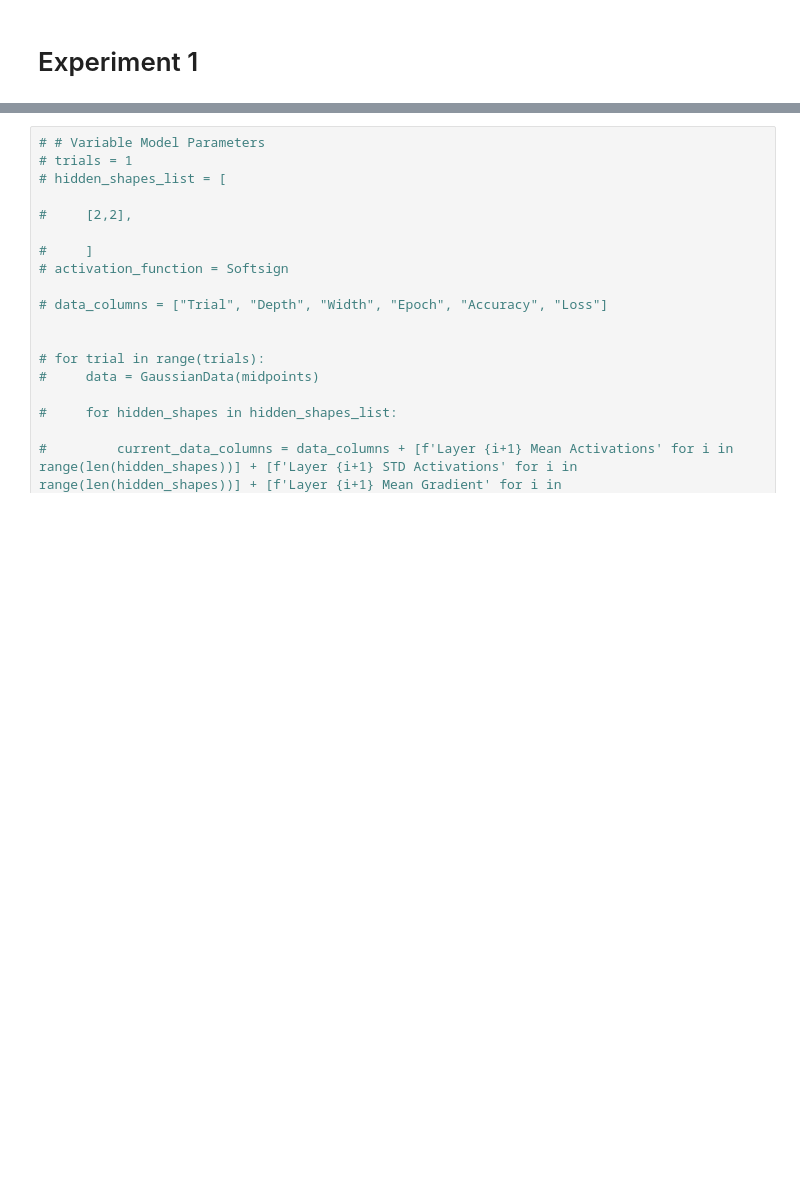
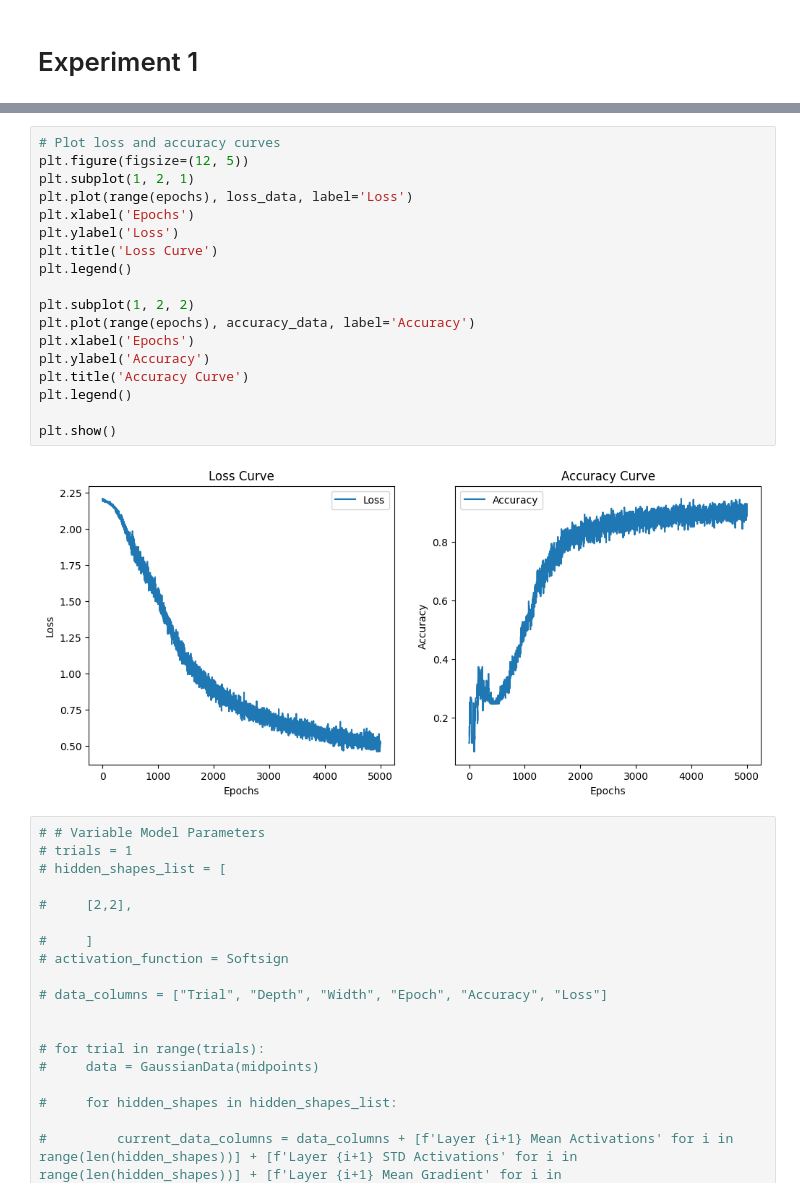
Before and after one commit to Desertfissh/Project1, a Jupyter notebook: FF_GausData copy.ipynb, the cells around one changed output, grey strips where cells are left out. Saved outputs shown, nothing was run; the diff lists cells and outputs as text; blank space fills up the shorter version.

```diff
--- a/FF_GausData copy.ipynb
+++ b/FF_GausData copy.ipynb
@@ -128,3 +97,23 @@ plt.show()
+# %%
+# Plot loss and accuracy curves
+plt.figure(figsize=(12, 5))
+plt.subplot(1, 2, 1)
+plt.plot(range(epochs), loss_data, label='Loss')
+plt.xlabel('Epochs')
+plt.ylabel('Loss')
+plt.title('Loss Curve')
+plt.legend()
+
+plt.subplot(1, 2, 2)
+plt.plot(range(epochs), accuracy_data, label='Accuracy')
+plt.xlabel('Epochs')
+plt.ylabel('Accuracy')
+plt.title('Accuracy Curve')
+plt.legend()
+
+plt.show()
+# %% [output]
+[figure, added]
 # %%
 # # Variable Model Parameters
 # trials = 1
```
Also changed, not shown: parts of 4 cells of this notebook, 2 other files.
